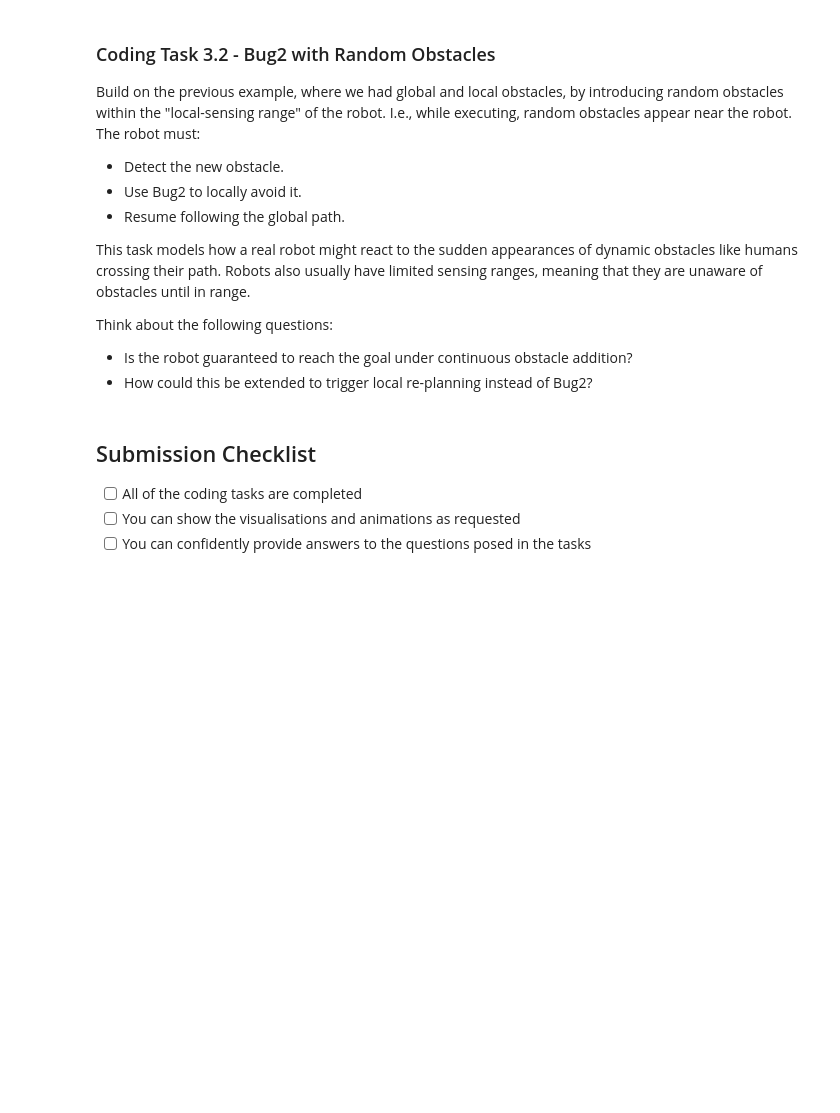
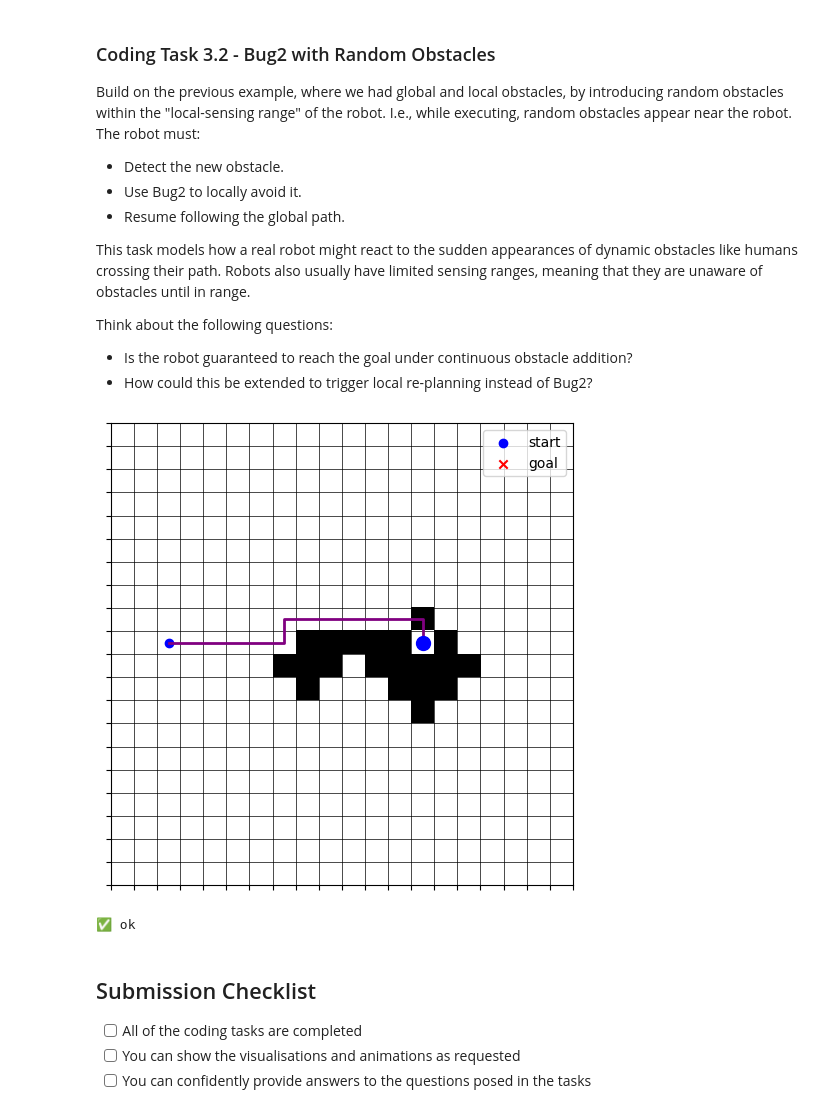
Before and after one commit to Kyotun/Robotics, a Jupyter notebook: robotics-exercise3/exercise3_461047_450357_433351.ipynb, the cells around one changed output. Saved outputs shown, nothing was run; the diff lists cells and outputs as text; code cells hidden in the pictures; blank space fills up the shorter version.

```diff
--- a/robotics-exercise3/exercise3_461047_450357_433351.ipynb
+++ b/robotics-exercise3/exercise3_461047_450357_433351.ipynb
@@ -814,17 +907,42 @@ def reactive_path_following_with_dynamic_obstacles(gridmap, true_map, path, dela
 # %%
 # Grid known to the planner (same as before)
 #Add your code here
+grid = GridMap(width=20, height=20, resolution=1)
 
 # Global path from Task 2
 start = (2, 10)
 goal = (17, 10)
-
+path = astar(grid, start, goal)
 
 # True map (no dynamic obstacles yet)
 #Add your code here
+true_map = GridMap(width=20, height=20, resolution=1)
+for x in range(grid.width):
+    for y in range(grid.height):
+        if not grid.is_free(x, y):
+            true_map.set_obstacle(x, y)
+
+for x in range(8, 13):
+     true_map.set_obstacle(x, 10)
+
 
 # Run with dynamic events
 #Add your code here
+executed_trajectory = reactive_path_following_with_dynamic_obstacles(
+     gridmap=grid,
+     true_map=true_map,
+     path=path,
+     delay=0.1  # change to 0 for no animation
+)
+
+simulate_path_following (
+    gridmap=true_map,
+    path=executed_trajectory,
+    delay=0.1
+)
+# %% [output]
+[figure, added]
+✅ ok
 # %% [markdown]
 ## Submission Checklist
 - [ ] All of the coding tasks are completed
```
Also changed, not shown: parts of 10 cells of this notebook, 3 other files.
